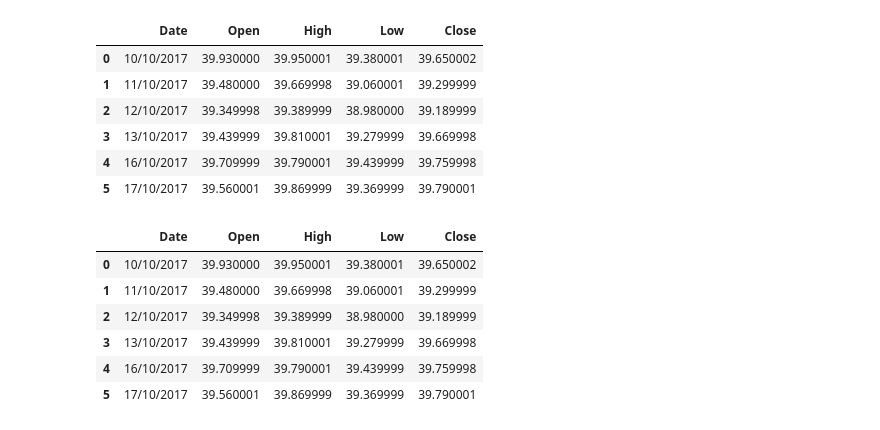
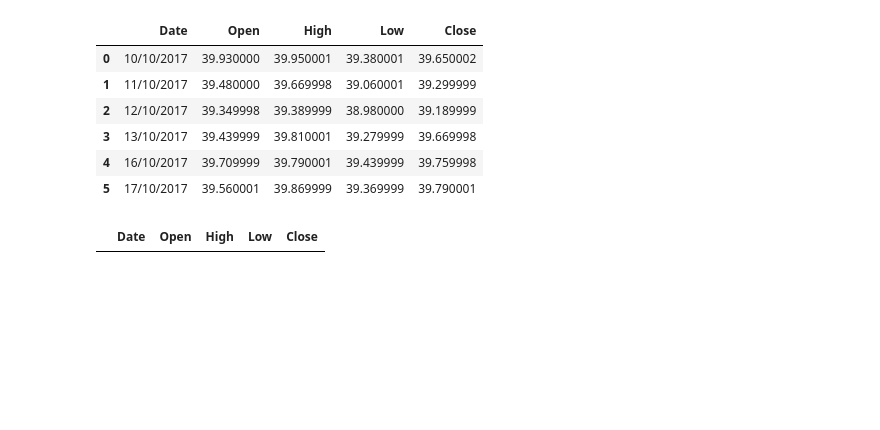
Before and after one commit to moisescujardo/python-projects, a Jupyter notebook: data-science-projects/learning_python_pandas_intel_stock_data.ipynb, the cells around one changed output. Saved outputs shown, nothing was run; the diff lists cells and outputs as text; code cells hidden in the pictures; blank space fills up the shorter version.

```diff
--- a/data-science-projects/learning_python_pandas_intel_stock_data.ipynb
+++ b/data-science-projects/learning_python_pandas_intel_stock_data.ipynb
@@ -239,13 +239,7 @@ high_less_than_40
 | 5 | 17/10/2017 | 39.560001 | 39.869999 | 39.369999 | 39.790001 |
 # %%
 # here, we're filtering using two column arguments
-open_gt_39_close_lt_40 = intel_stock_df[(intel_stock_df['Open']>=39) & ((intel_stock_df['Close']<=40))]
+open_gt_39_close_lt_40 = intel_stock_df[(intel_stock_df['Open']<=39) & ((intel_stock_df['Close']<=40))]
 open_gt_39_close_lt_40
 # %% [output]
 |  | Date | Open | High | Low | Close |
-| 0 | 10/10/2017 | 39.930000 | 39.950001 | 39.380001 | 39.650002 |
-| 1 | 11/10/2017 | 39.480000 | 39.669998 | 39.060001 | 39.299999 |
-| 2 | 12/10/2017 | 39.349998 | 39.389999 | 38.980000 | 39.189999 |
-| 3 | 13/10/2017 | 39.439999 | 39.810001 | 39.279999 | 39.669998 |
-| 4 | 16/10/2017 | 39.709999 | 39.790001 | 39.439999 | 39.759998 |
-| 5 | 17/10/2017 | 39.560001 | 39.869999 | 39.369999 | 39.790001 |
```
Also changed, not shown: 17 other files.
